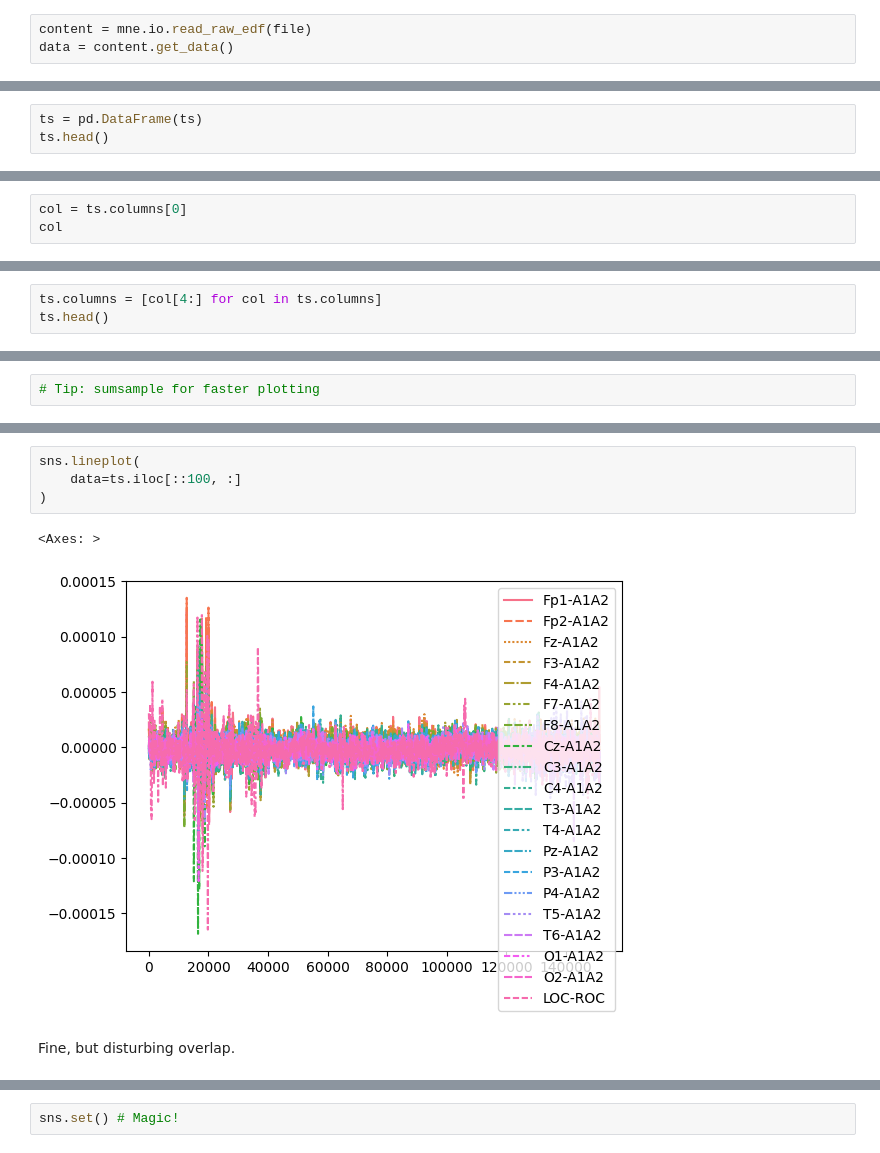
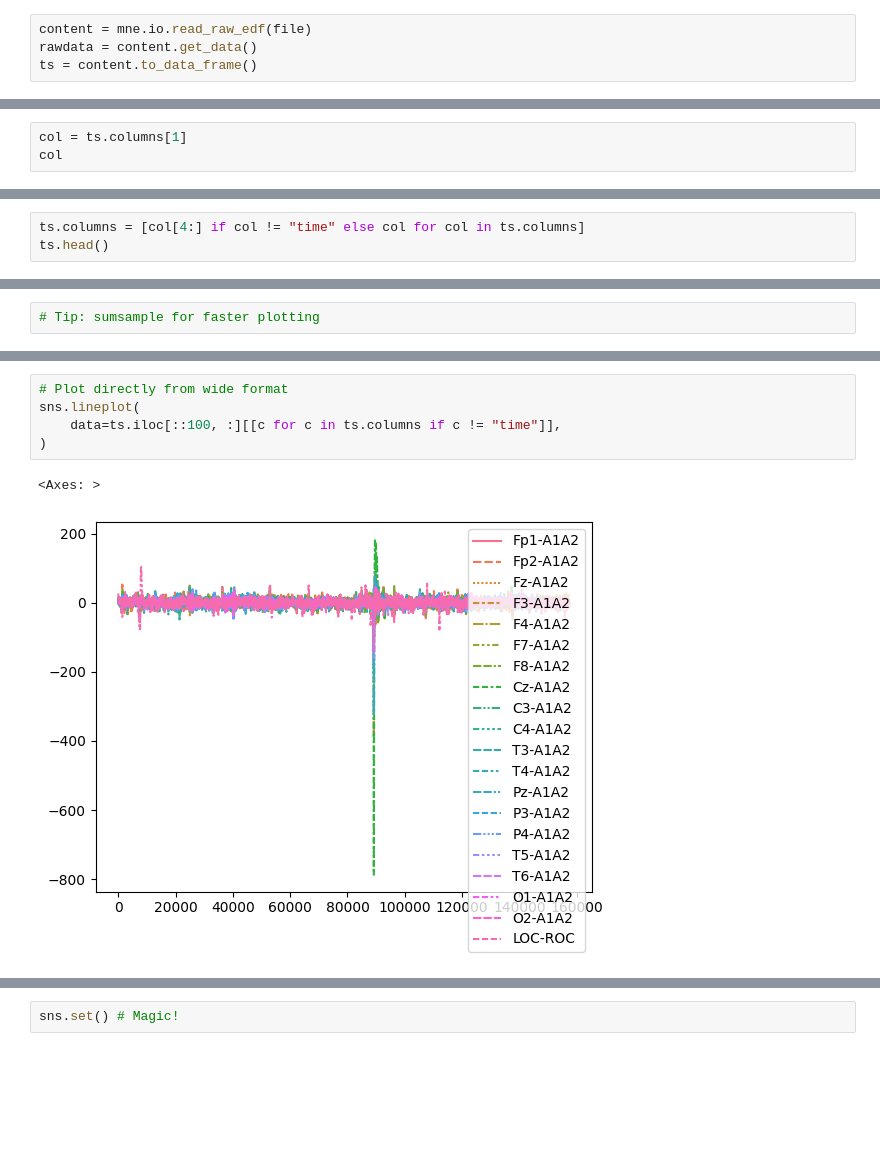
Before and after one commit to fabridamicelli/python-course, a Jupyter notebook: book/lab_explore_data_solutions.ipynb, the cells around one changed output, grey strips where cells are left out. Saved outputs shown, nothing was run; the diff lists cells and outputs as text; blank space fills up the shorter version.

```diff
--- a/book/lab_explore_data_solutions.ipynb
+++ b/book/lab_explore_data_solutions.ipynb
@@ -139,4 +136,5 @@ PosixPath('/home/fdamicel/projects/pycourse/data/ds005420/sub-26/eeg/sub-26_task
 # %%
 content = mne.io.read_raw_edf(file)
-data = content.get_data()
+rawdata = content.get_data()
+ts = content.to_data_frame()
 # %% [output]
@@ -254,3 +183,0 @@ Pandas dataframes can be constructed directly from such a dictionary:
-# %%
-ts = pd.DataFrame(ts)
-ts.head()
@@ -273,7 +204,7 @@ Index(['EEG Fp1-A1A2', 'EEG Fp2-A1A2', 'EEG Fz-A1A2', 'EEG F3-A1A2',
        'EEG T6-A1A2', 'EEG O1-A1A2', 'EEG O2-A1A2', 'EEG LOC-ROC'],
       dtype='object')
 # %%
-col = ts.columns[0]
+col = ts.columns[1]
 col
 # %% [output]
 'EEG Fp1-A1A2'
@@ -282,6 +213,6 @@ col[4:]
 # %% [output]
 'Fp1-A1A2'
 # %%
-ts.columns = [col[4:] for col in ts.columns]
+ts.columns = [col[4:] if col != "time" else col for col in ts.columns]
 ts.head()
 # %% [output]
@@ -326,9 +259,8 @@ ts.head(2)
 # %%
+# Plot directly from wide format
 sns.lineplot(
-    data=ts.iloc[::100, :]
+    data=ts.iloc[::100, :][[c for c in ts.columns if c != "time"]],
 )
 # %% [output]
 <Axes: >
-[figure, old version]
+[figure, new version]
-# %% [markdown]
-Fine, but disturbing overlap.
```
Also changed, not shown: parts of 68 cells of this notebook, 1 other file.
